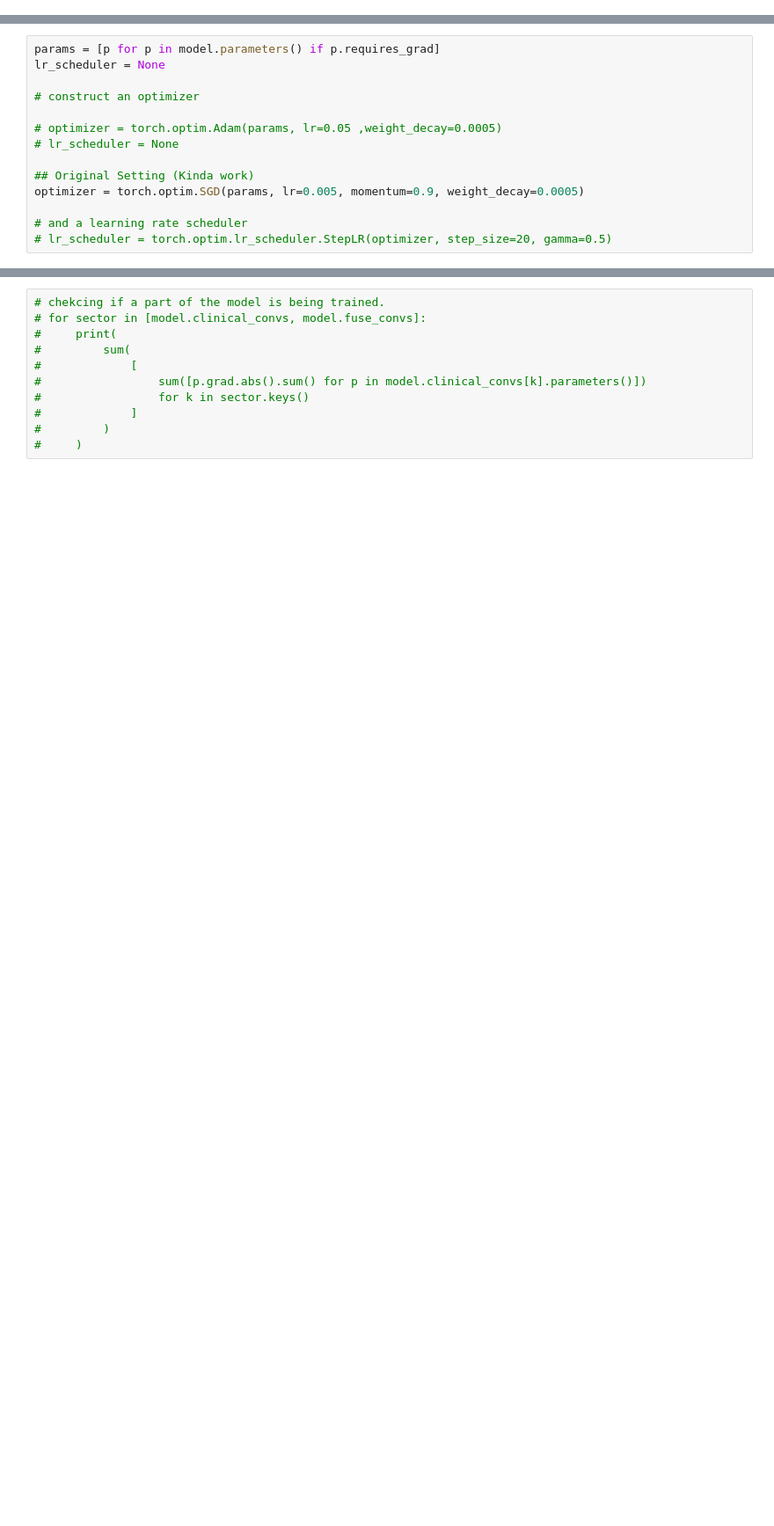
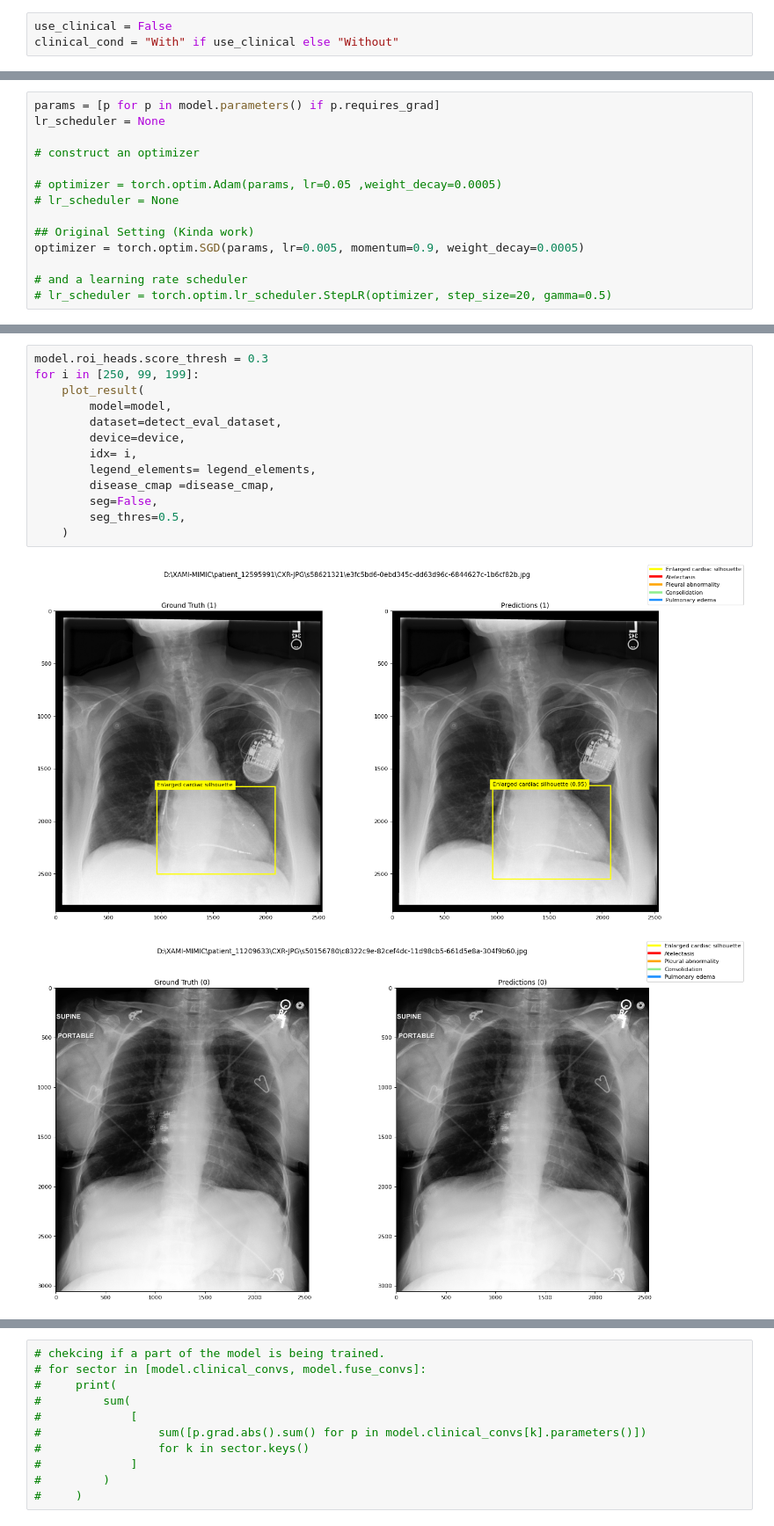
Before and after one commit to ChihchengHsieh/multimodal-abnormalities-detection, a Jupyter notebook: [3] train.ipynb, the cells around one changed output, grey strips where cells are left out. Shown at 88% size. Cells and saved outputs as stored; diff of their text form; blank space fills up the shorter version.

```diff
--- a/[3] train.ipynb
+++ b/[3] train.ipynb
@@ -50,3 +43,6 @@ use_clinical = True
+# %%
+use_clinical = False
+clinical_cond = "With" if use_clinical else "Without"
 # %%
 disease_cmap = {
     "transparent": {
@@ -264,0 +332,16 @@ IoU metric: bbox
+# %%
+model.roi_heads.score_thresh = 0.3
+for i in [250, 99, 199]:
+    plot_result(
+        model=model,
+        dataset=detect_eval_dataset,
+        device=device,
+        idx= i,
+        legend_elements= legend_elements,
+        disease_cmap =disease_cmap,
+        seg=False,
+        seg_thres=0.5,
+    )
+# %% [output]
+[figure, added]
+[figure, added]
```
Also changed, not shown: parts of 22 cells of this notebook, 11 other files.
